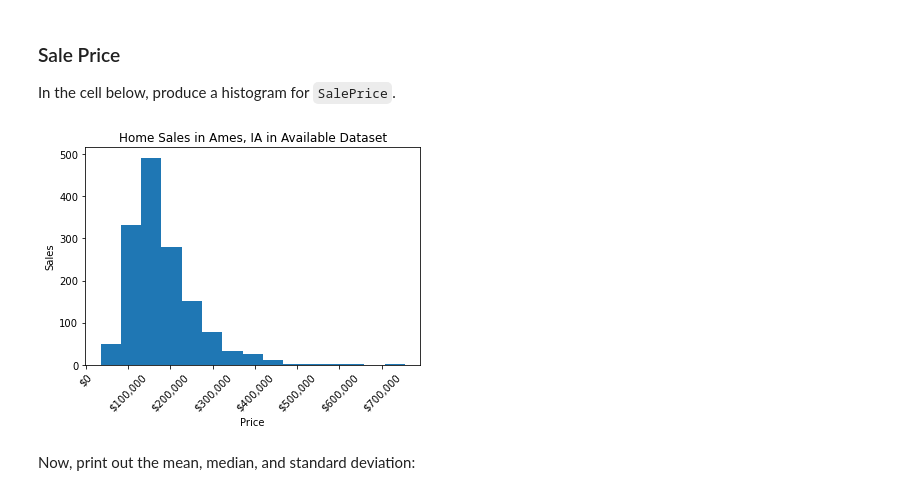
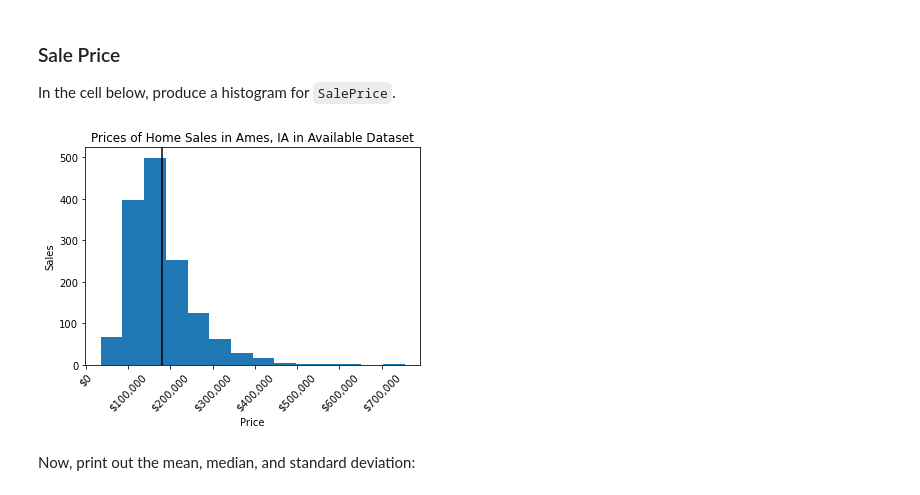
Before and after one commit to ParkedHampster/dsc-pandas-eda-lab, a Jupyter notebook: index.ipynb, the cells around one changed output. Cells and saved outputs as stored; diff of their text form; code cells hidden in the pictures.

```diff
--- a/index.ipynb
+++ b/index.ipynb
@@ -169,14 +169,15 @@ In the cell below, produce a histogram for `SalePrice`.
 # %%
 # Your code here
 fig, ax = plt.subplots()
-#ax.plot(df['SalesPrice'])
-ax.hist(df['SalePrice'],bins=15)
-ax.set(xlabel='Price',ylabel='Sales',title='Home Sales in Ames, IA in Available Dataset')
+ax.hist(df['SalePrice'],bins=14)
+ax.set(xlabel='Price',ylabel='Sales',title='Prices of Home Sales in Ames, IA in Available Dataset')
 
 plt.xticks(rotation=45)
-ax.xaxis.set_major_formatter(StrMethodFormatter('${x:,.0f}'));
+ax.xaxis.set_major_formatter(StrMethodFormatter('${x:,.0f}'))
+
+ax.axvline(x=df['SalePrice'].mean(), color="#000");
 # %% [output]
-[figure, old version]
+[figure, new version]
 # %% [markdown]
 Now, print out the mean, median, and standard deviation:
 # %%
```
Also changed, not shown: parts of 16 cells of this notebook.
